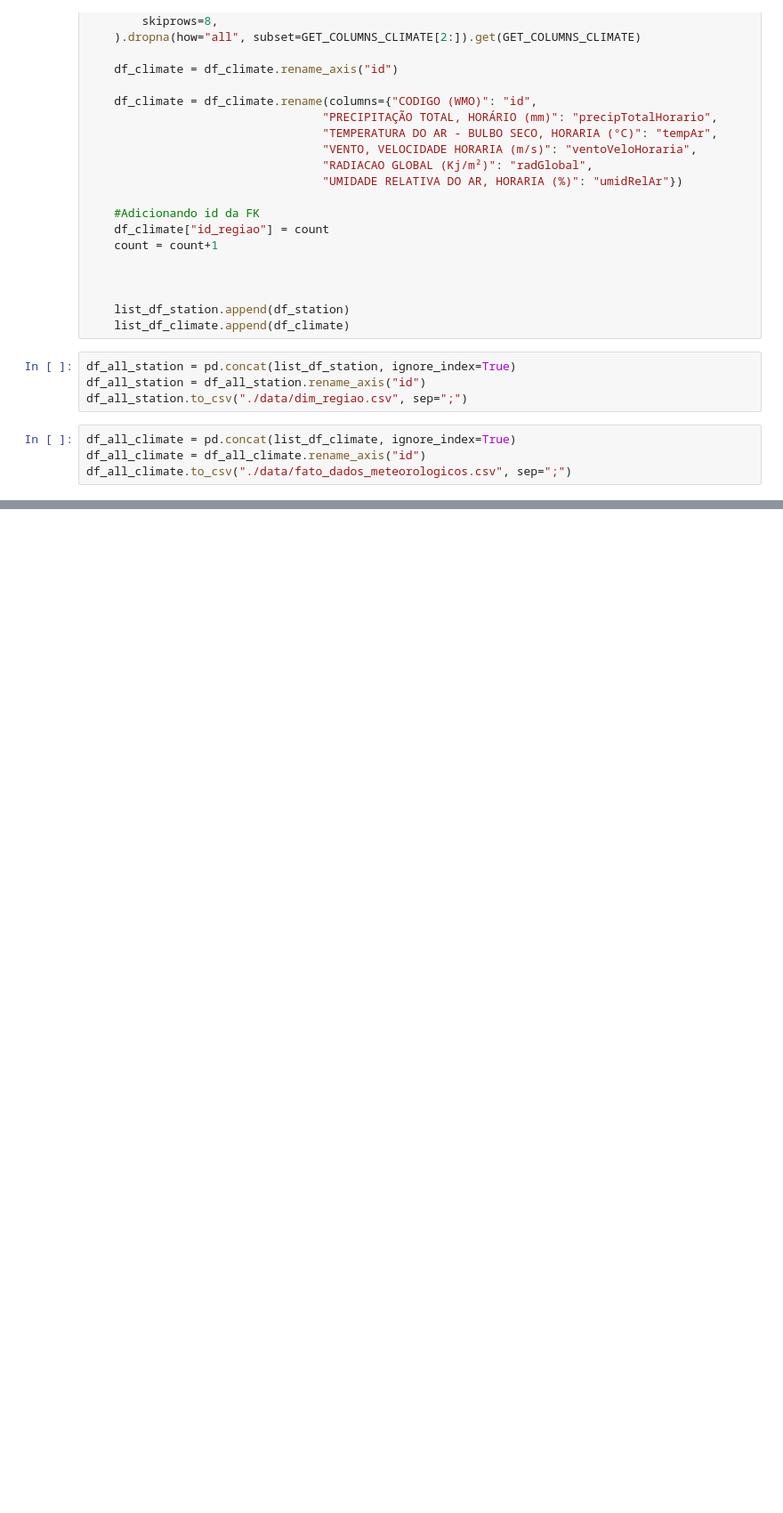
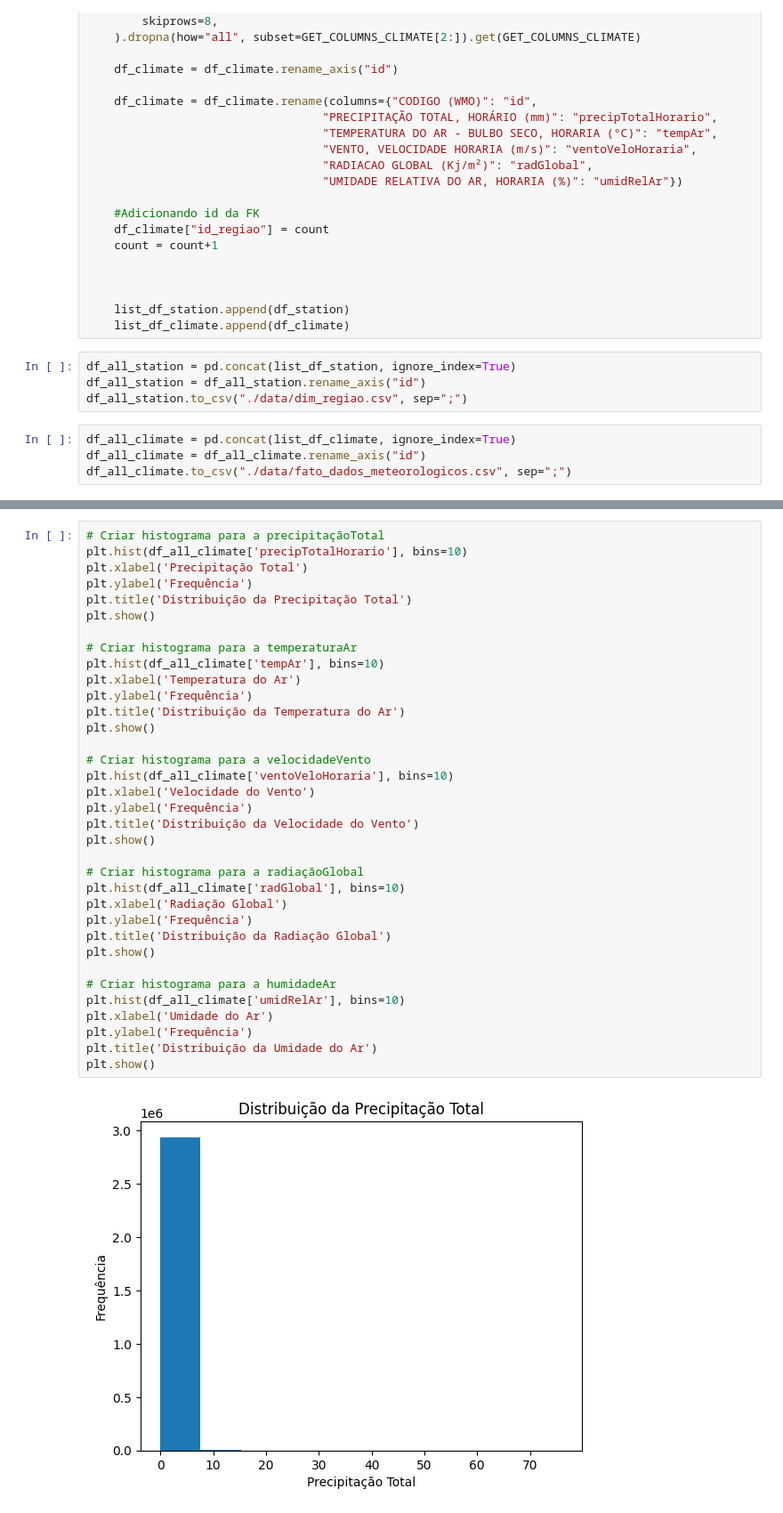
Before and after one commit to TiagoRCunha/pi-03-relacao-energia-condicao-climatica, a Jupyter notebook: climate.ipynb, the cells around one changed output, grey strips where cells are left out. Shown at 89% size. Saved outputs shown, nothing was run; the diff lists cells and outputs as text; blank space fills up the shorter version.

```diff
--- a/climate.ipynb
+++ b/climate.ipynb
@@ -74,0 +160,37 @@ df_all_climate.to_csv("./data/fato_dados_meteorologicos.csv", sep=";")
+# %%
+# Criar histograma para a precipitaçãoTotal
+plt.hist(df_all_climate['precipTotalHorario'], bins=10)
+plt.xlabel('Precipitação Total')
+plt.ylabel('Frequência')
+plt.title('Distribuição da Precipitação Total')
+plt.show()
+
+# Criar histograma para a temperaturaAr
+plt.hist(df_all_climate['tempAr'], bins=10)
+plt.xlabel('Temperatura do Ar')
+plt.ylabel('Frequência')
+plt.title('Distribuição da Temperatura do Ar')
+plt.show()
+
+# Criar histograma para a velocidadeVento
+plt.hist(df_all_climate['ventoVeloHoraria'], bins=10)
+plt.xlabel('Velocidade do Vento')
+plt.ylabel('Frequência')
+plt.title('Distribuição da Velocidade do Vento')
+plt.show()
+
+# Criar histograma para a radiaçãoGlobal
+plt.hist(df_all_climate['radGlobal'], bins=10)
+plt.xlabel('Radiação Global')
+plt.ylabel('Frequência')
+plt.title('Distribuição da Radiação Global')
+plt.show()
+
+# Criar histograma para a humidadeAr
+plt.hist(df_all_climate['umidRelAr'], bins=10)
+plt.xlabel('Umidade do Ar')
+plt.ylabel('Frequência')
+plt.title('Distribuição da Umidade do Ar')
+plt.show()
+# %% [output]
+[figure, added]
```
Also changed, not shown: parts of 7 cells of this notebook.
